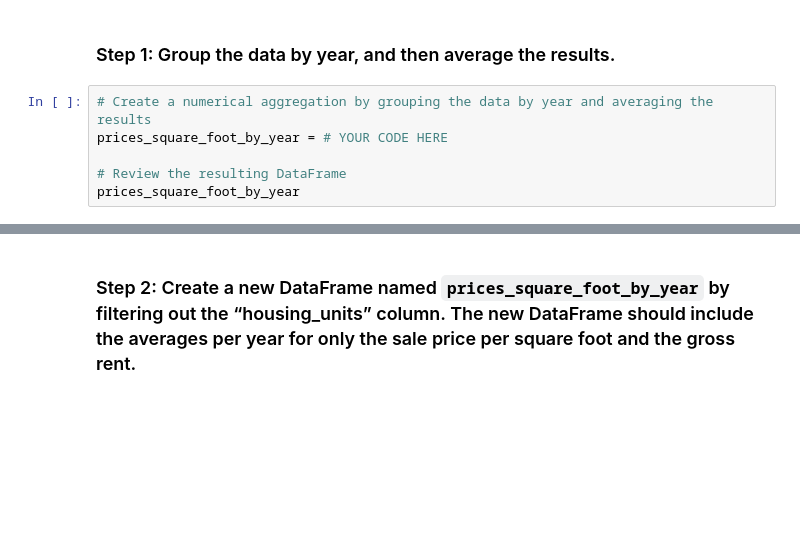
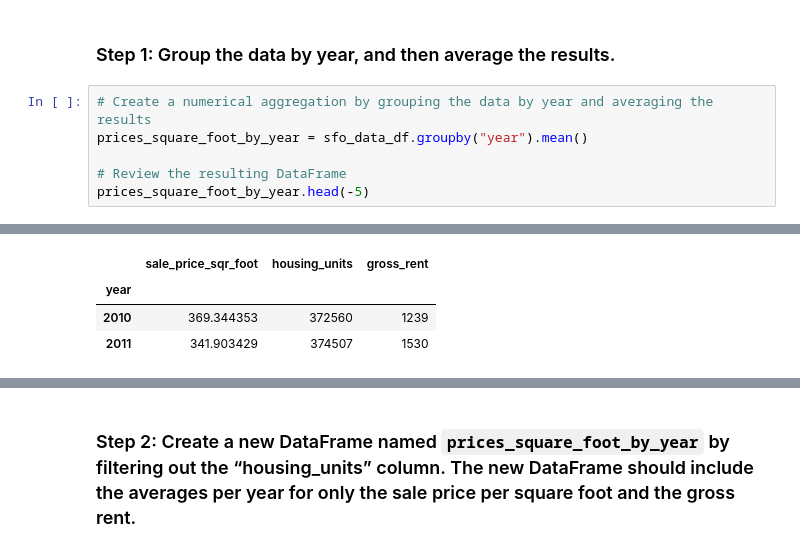
Before and after one commit to ScientiaCapital/San-Francisco-Housing, a Jupyter notebook: san_francisco_housing.ipynb, the cells around one changed output, grey strips where cells are left out. Drawn from its saved outputs; the diff is of its cells as text; blank space fills up the shorter version.

```diff
--- a/san_francisco_housing.ipynb
+++ b/san_francisco_housing.ipynb
@@ -269,8 +269,8 @@ For this part of the assignment, use numerical and visual aggregation to calcula
 ### Step 1: Group the data by year, and then average the results.
 # %%
 # Create a numerical aggregation by grouping the data by year and averaging the results
-prices_square_foot_by_year = # YOUR CODE HERE
+prices_square_foot_by_year = sfo_data_df.groupby("year").mean()
 
 # Review the resulting DataFrame
-prices_square_foot_by_year
+prices_square_foot_by_year.head(-5)
 # %% [output]
@@ -278,3 +277,7 @@ SyntaxError: invalid syntax (<ipython-input-6-a307370de5ea>, line 2)
+|  | sale_price_sqr_foot | housing_units | gross_rent |
+| year |  |  |  |
+| 2010 | 369.344353 | 372560 | 1239 |
+| 2011 | 341.903429 | 374507 | 1530 |
 # %% [markdown]
 **Question** What is the lowest gross rent reported for the years included in the DataFrame?
 
```
Also changed, not shown: parts of 19 cells of this notebook, 1 other file.
